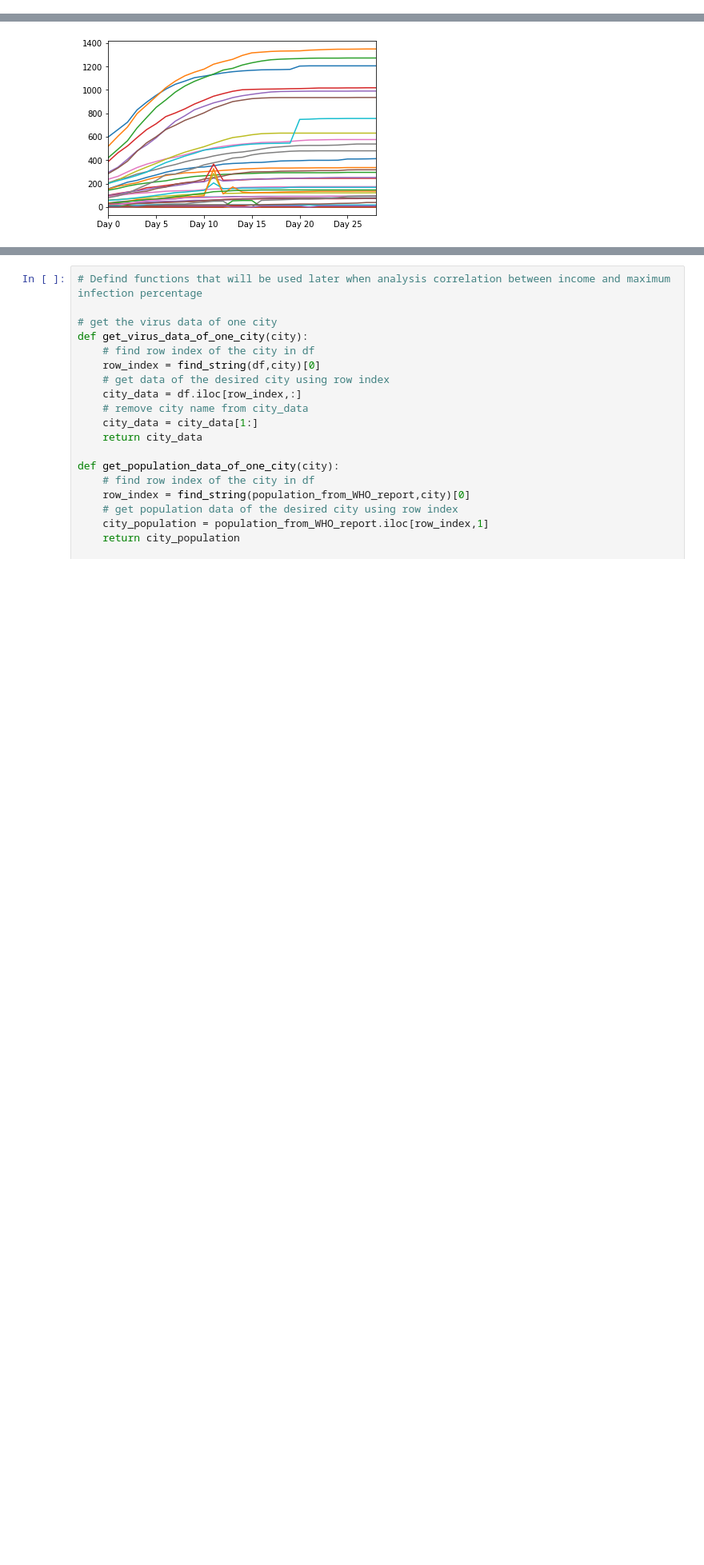
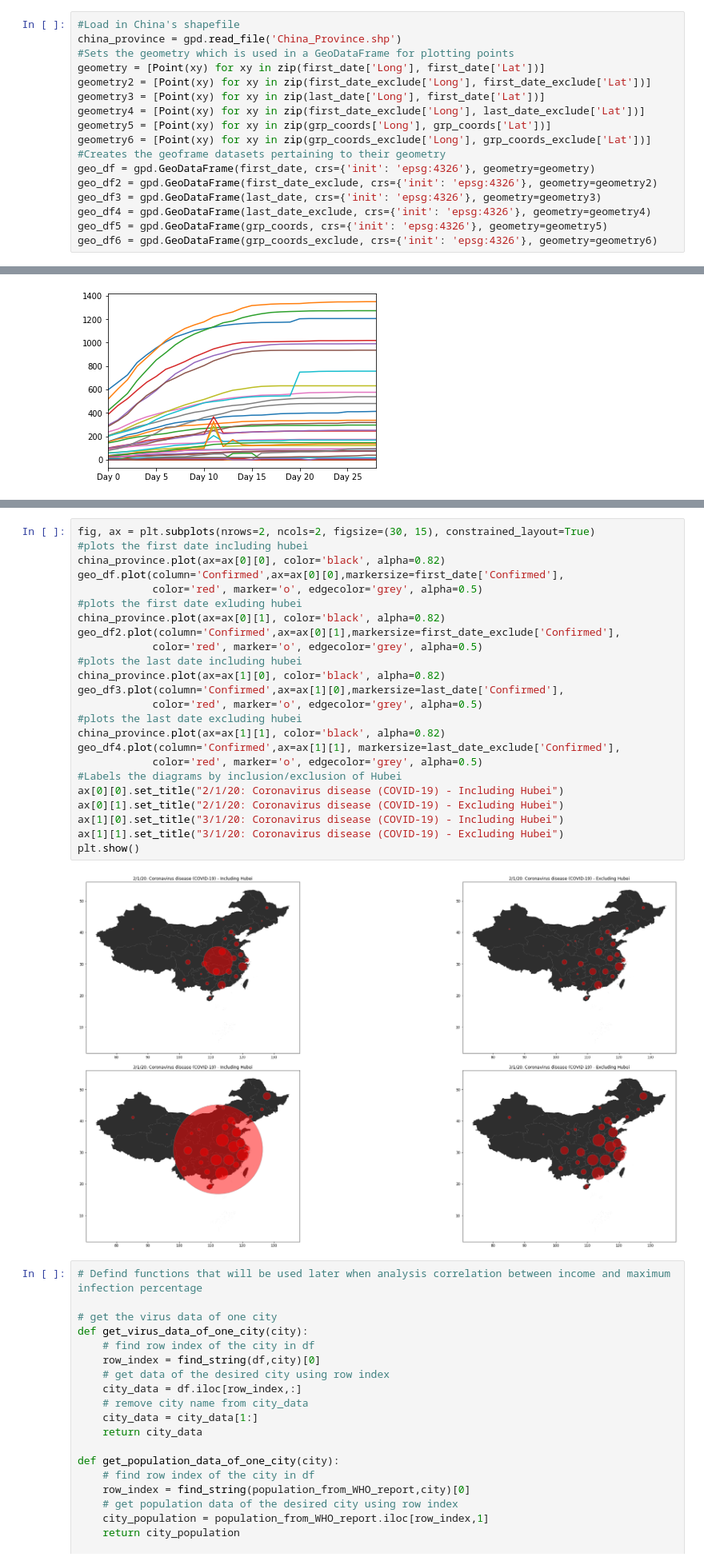
Before and after one commit to Alphaaaaabet/Regional-Economic-Status-and-COVID-19-Spread-Speed-in-China, a Jupyter notebook: FinalProject_group044.ipynb, the cells around one changed output, grey strips where cells are left out. Shown at 80% size. Cells and saved outputs as stored; diff of their text form; blank space fills up the shorter version.

Commit message:
Added GeoSpatial data
Added GeoSpatial data, fixed typos, edited some of the wording in analyses

```diff
--- a/FinalProject_group044.ipynb
+++ b/FinalProject_group044.ipynb
@@ -413,3 +453,20 @@ df
+# %%
+#Load in China's shapefile
+china_province = gpd.read_file('China_Province.shp')
+#Sets the geometry which is used in a GeoDataFrame for plotting points
+geometry = [Point(xy) for xy in zip(first_date['Long'], first_date['Lat'])]
+geometry2 = [Point(xy) for xy in zip(first_date_exclude['Long'], first_date_exclude['Lat'])]
+geometry3 = [Point(xy) for xy in zip(last_date['Long'], first_date['Lat'])]
+geometry4 = [Point(xy) for xy in zip(first_date_exclude['Long'], last_date_exclude['Lat'])]
+geometry5 = [Point(xy) for xy in zip(grp_coords['Long'], grp_coords['Lat'])]
+geometry6 = [Point(xy) for xy in zip(grp_coords_exclude['Long'], grp_coords_exclude['Lat'])]
+#Creates the geoframe datasets pertaining to their geometry
+geo_df = gpd.GeoDataFrame(first_date, crs={'init': 'epsg:4326'}, geometry=geometry)
+geo_df2 = gpd.GeoDataFrame(first_date_exclude, crs={'init': 'epsg:4326'}, geometry=geometry2)
+geo_df3 = gpd.GeoDataFrame(last_date, crs={'init': 'epsg:4326'}, geometry=geometry3)
+geo_df4 = gpd.GeoDataFrame(last_date_exclude, crs={'init': 'epsg:4326'}, geometry=geometry4)
+geo_df5 = gpd.GeoDataFrame(grp_coords, crs={'init': 'epsg:4326'}, geometry=geometry5)
+geo_df6 = gpd.GeoDataFrame(grp_coords_exclude, crs={'init': 'epsg:4326'}, geometry=geometry6)
 # %% [markdown]
 # Data Analysis & Results
 # %% [markdown]
@@ -433,3 +496,29 @@ for i in range(1,df.shape[0]):
+# %%
+fig, ax = plt.subplots(nrows=2, ncols=2, figsize=(30, 15), constrained_layout=True)
+#plots the first date including hubei
+china_province.plot(ax=ax[0][0], color='black', alpha=0.82)
+geo_df.plot(column='Confirmed',ax=ax[0][0],markersize=first_date['Confirmed'],
+            color='red', marker='o', edgecolor='grey', alpha=0.5)
+#plots the first date exluding hubei
+china_province.plot(ax=ax[0][1], color='black', alpha=0.82)
+geo_df2.plot(column='Confirmed',ax=ax[0][1],markersize=first_date_exclude['Confirmed'],
+            color='red', marker='o', edgecolor='grey', alpha=0.5)
+#plots the last date including hubei
+china_province.plot(ax=ax[1][0], color='black', alpha=0.82)
+geo_df3.plot(column='Confirmed',ax=ax[1][0],markersize=last_date['Confirmed'],
+            color='red', marker='o', edgecolor='grey', alpha=0.5)
+#plots the last date excluding hubei
+china_province.plot(ax=ax[1][1], color='black', alpha=0.82)
+geo_df4.plot(column='Confirmed',ax=ax[1][1], markersize=last_date_exclude['Confirmed'],
+            color='red', marker='o', edgecolor='grey', alpha=0.5)
+#Labels the diagrams by inclusion/exclusion of Hubei
+ax[0][0].set_title("2/1/20: Coronavirus disease (COVID-19) - Including Hubei")
+ax[0][1].set_title("2/1/20: Coronavirus disease (COVID-19) - Excluding Hubei")
+ax[1][0].set_title("3/1/20: Coronavirus disease (COVID-19) - Including Hubei")
+ax[1][1].set_title("3/1/20: Coronavirus disease (COVID-19) - Excluding Hubei")
+plt.show()
+# %% [output]
+[figure, added]
 # %%
 # Defind functions that will be used later when analysis correlation between income and maximum infection percentage
 
```
Also changed, not shown: parts of 56 cells of this notebook.
